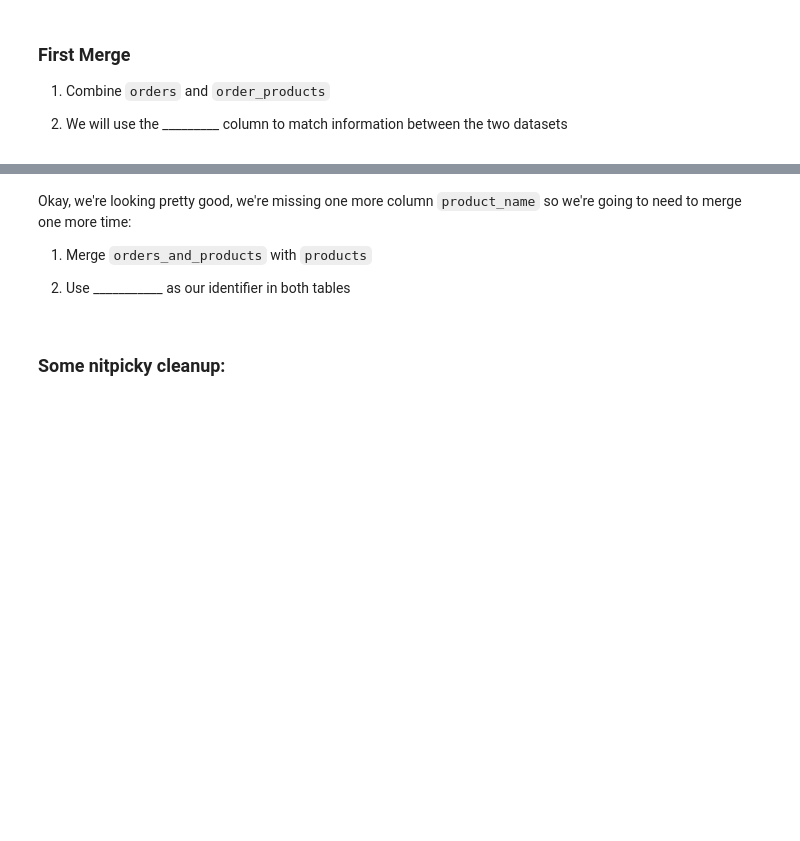
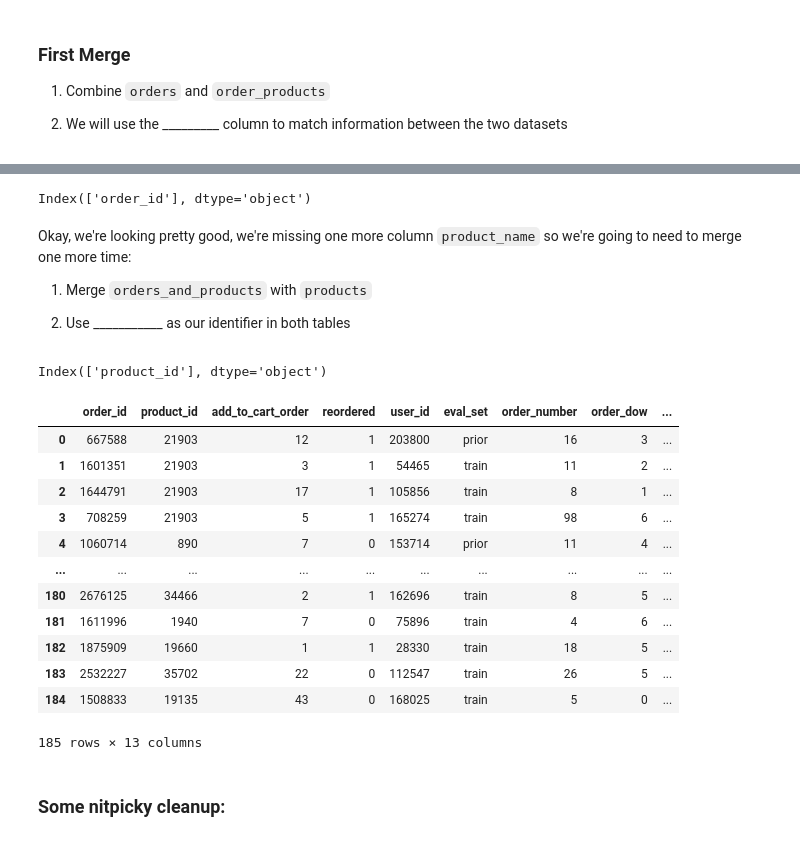
Before and after one commit to Vasanta2002/Sprint_1_git, a Jupyter notebook: module3-join-and-reshape-data/DS_113_Join_and_Reshape_Data.ipynb, the cells around one changed output, grey strips where cells are left out. Cells and saved outputs as stored; diff of their text form; code cells hidden in the pictures; blank space fills up the shorter version.

```diff
--- a/module3-join-and-reshape-data/DS_113_Join_and_Reshape_Data.ipynb
+++ b/module3-join-and-reshape-data/DS_113_Join_and_Reshape_Data.ipynb
@@ -210,3 +227,7 @@ product id	product name
 2) We will use the _________ column to match information between the two datasets
 # %% [markdown]
 ![joins.png](embedded-picture-1)
+# %%
+order_products.columns.intersection(orders.columns)
+# %% [output]
+Index(['order_id'], dtype='object')
@@ -216,5 +239,26 @@ Okay, we're looking pretty good, we're missing one more column `product_name` so
 1) Merge `orders_and_products` with `products`
 
 2) Use ___________ as our identifier in both tables
+# %%
+orders_and_products.columns.intersection(products.columns)
+# %% [output]
+Index(['product_id'], dtype='object')
+# %%
+final_ = orders_and_products.merge(products)
+final_
+# %% [output]
+|  | order_id | product_id | add_to_cart_order | reordered | user_id | eval_set | order_number | order_dow | ... |
+| 0 | 667588 | 21903 | 12 | 1 | 203800 | prior | 16 | 3 | ... |
+| 1 | 1601351 | 21903 | 3 | 1 | 54465 | train | 11 | 2 | ... |
+| 2 | 1644791 | 21903 | 17 | 1 | 105856 | train | 8 | 1 | ... |
+| 3 | 708259 | 21903 | 5 | 1 | 165274 | train | 98 | 6 | ... |
+| 4 | 1060714 | 890 | 7 | 0 | 153714 | prior | 11 | 4 | ... |
+| ... | ... | ... | ... | ... | ... | ... | ... | ... | ... |
+| 180 | 2676125 | 34466 | 2 | 1 | 162696 | train | 8 | 5 | ... |
+| 181 | 1611996 | 1940 | 7 | 0 | 75896 | train | 4 | 6 | ... |
+| 182 | 1875909 | 19660 | 1 | 1 | 28330 | train | 18 | 5 | ... |
+| 183 | 2532227 | 35702 | 22 | 0 | 112547 | train | 26 | 5 | ... |
+| 184 | 1508833 | 19135 | 43 | 0 | 168025 | train | 5 | 0 | ... |
+185 rows × 13 columns
 # %% [markdown]
 ### Some nitpicky cleanup:
```
Also changed, not shown: parts of 15 cells of this notebook.
